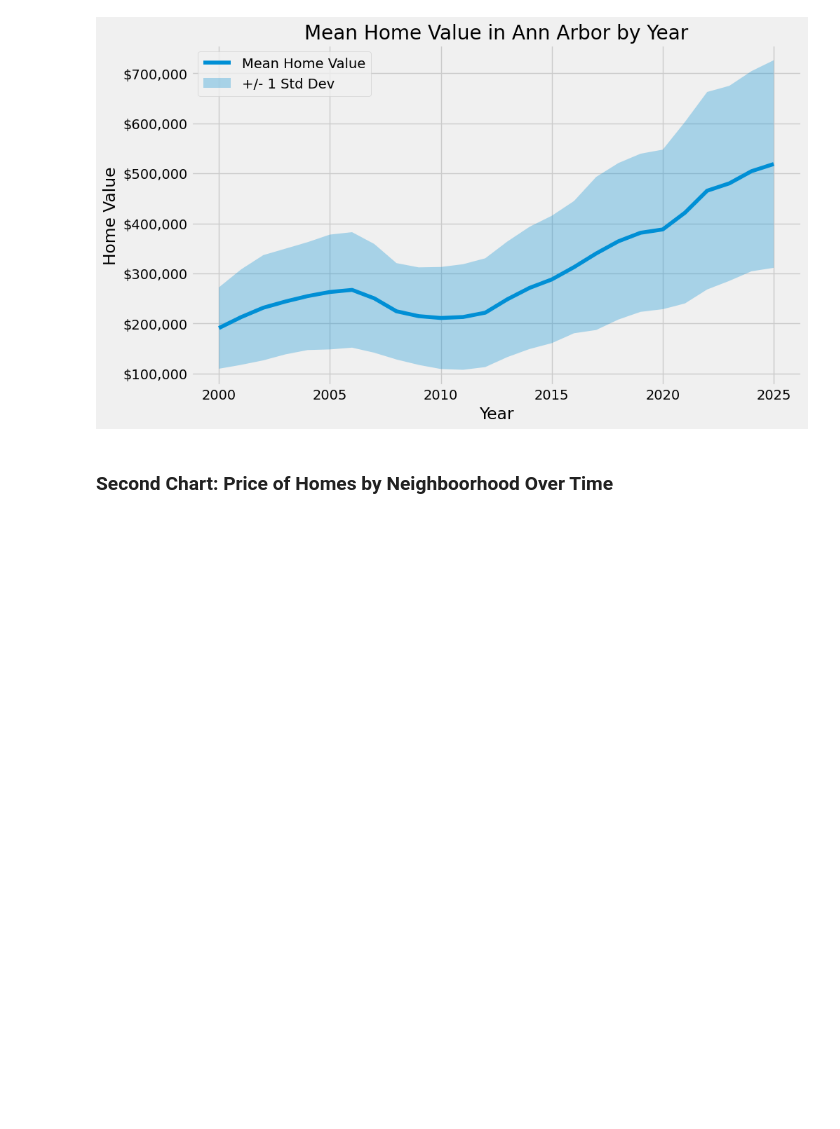
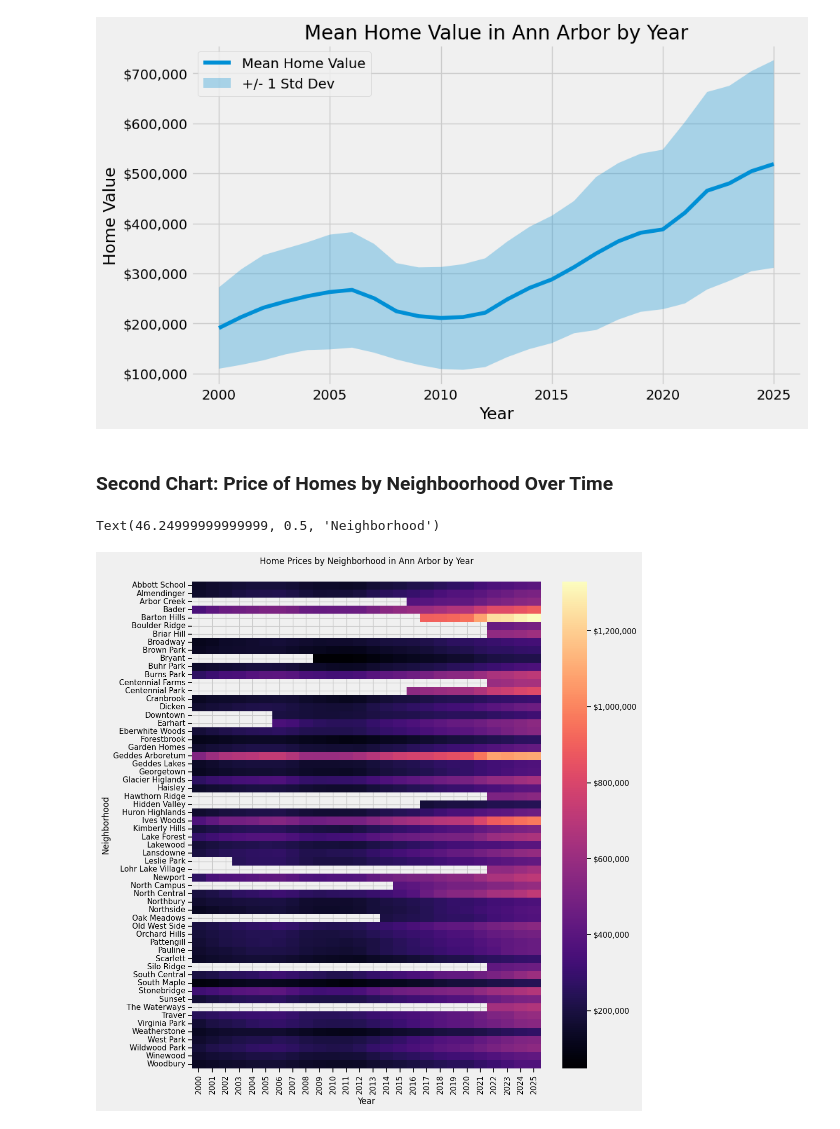
Before and after one commit to grantajason/SIADS-521-Assignment-3, a Jupyter notebook: gajason-siads521-a3.ipynb, the cells around one changed output. Drawn from its saved outputs; the diff is of its cells as text; code cells hidden in the pictures; blank space fills up the shorter version.

Commit message:
create chart 2

```diff
--- a/gajason-siads521-a3.ipynb
+++ b/gajason-siads521-a3.ipynb
@@ -71,3 +71,25 @@ plt.legend(['Mean Home Value', '+/- 1 Std Dev'])
 [figure]
 # %% [markdown]
 ### Second Chart: Price of Homes by Neighboorhood Over Time
+# %%
+# prepare Data for chart 2
+chart_two_df = melted_df.copy()
+chart_two_df['Year'] = chart_two_df['Date'].dt.year
+agg_df = chart_two_df.groupby(['RegionName', 'Year'])['HomeValue'].agg(['mean', 'std']).reset_index()
+neighborhood_data = agg_df.pivot_table(values='mean', index='RegionName', columns='Year')
+
+# create chart 2
+plt.style.use('fivethirtyeight')
+plt.figure(figsize=(10,12))
+sns.set_theme(style=style.library['fivethirtyeight'])
+heatmap = sns.heatmap(neighborhood_data, cmap='magma')
+
+cbar = heatmap.collections[0].colorbar
+cbar.ax.yaxis.set_major_formatter('${x:,.0f}')
+
+plt.title('Home Prices by Neighborhood in Ann Arbor by Year', pad=25)
+plt.xlabel('Year')
+plt.ylabel('Neighborhood')
+# %% [output]
+Text(46.24999999999999, 0.5, 'Neighborhood')
+[figure, added]
```
Also changed, not shown: parts of 2 cells of this notebook.
